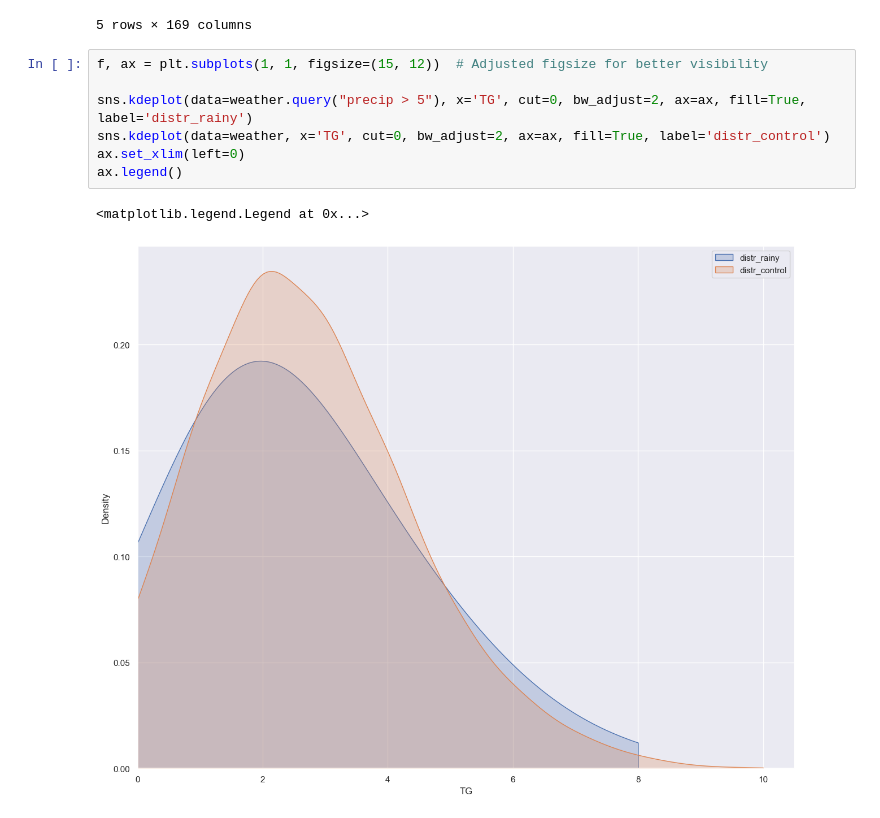
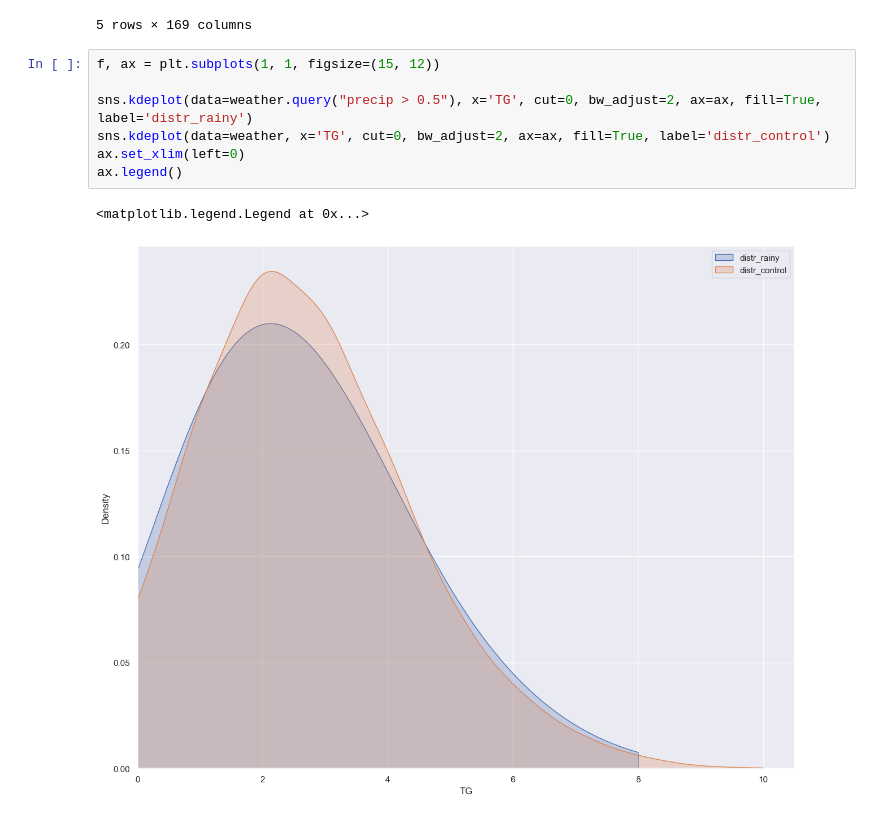
Before and after one commit to RomanTomz/football-analysis, a Jupyter notebook: notebooks/eda.ipynb, the cells around one changed output. Saved outputs shown, nothing was run; the diff lists cells and outputs as text.

```diff
--- a/notebooks/eda.ipynb
+++ b/notebooks/eda.ipynb
@@ -104,12 +119,12 @@ weather.head()
 | 4 | e6bf6b52 | serie_a | 2003-08-31 | Juventus | 6.0 | Empoli | 5.0 | 1.0 | H | 1.0 | ... | ... |
 5 rows × 169 columns
 # %%
-f, ax = plt.subplots(1, 1, figsize=(15, 12))  # Adjusted figsize for better visibility
+f, ax = plt.subplots(1, 1, figsize=(15, 12))
 
-sns.kdeplot(data=weather.query("precip > 5"), x='TG', cut=0, bw_adjust=2, ax=ax, fill=True, label='distr_rainy')
+sns.kdeplot(data=weather.query("precip > 0.5"), x='TG', cut=0, bw_adjust=2, ax=ax, fill=True, label='distr_rainy')
 sns.kdeplot(data=weather, x='TG', cut=0, bw_adjust=2, ax=ax, fill=True, label='distr_control')
 ax.set_xlim(left=0)
 ax.legend()
 # %% [output]
 <matplotlib.legend.Legend at 0x...>
-[figure, old version]
+[figure, new version]
```
Also changed, not shown: parts of 9 cells of this notebook, 1 other file.
